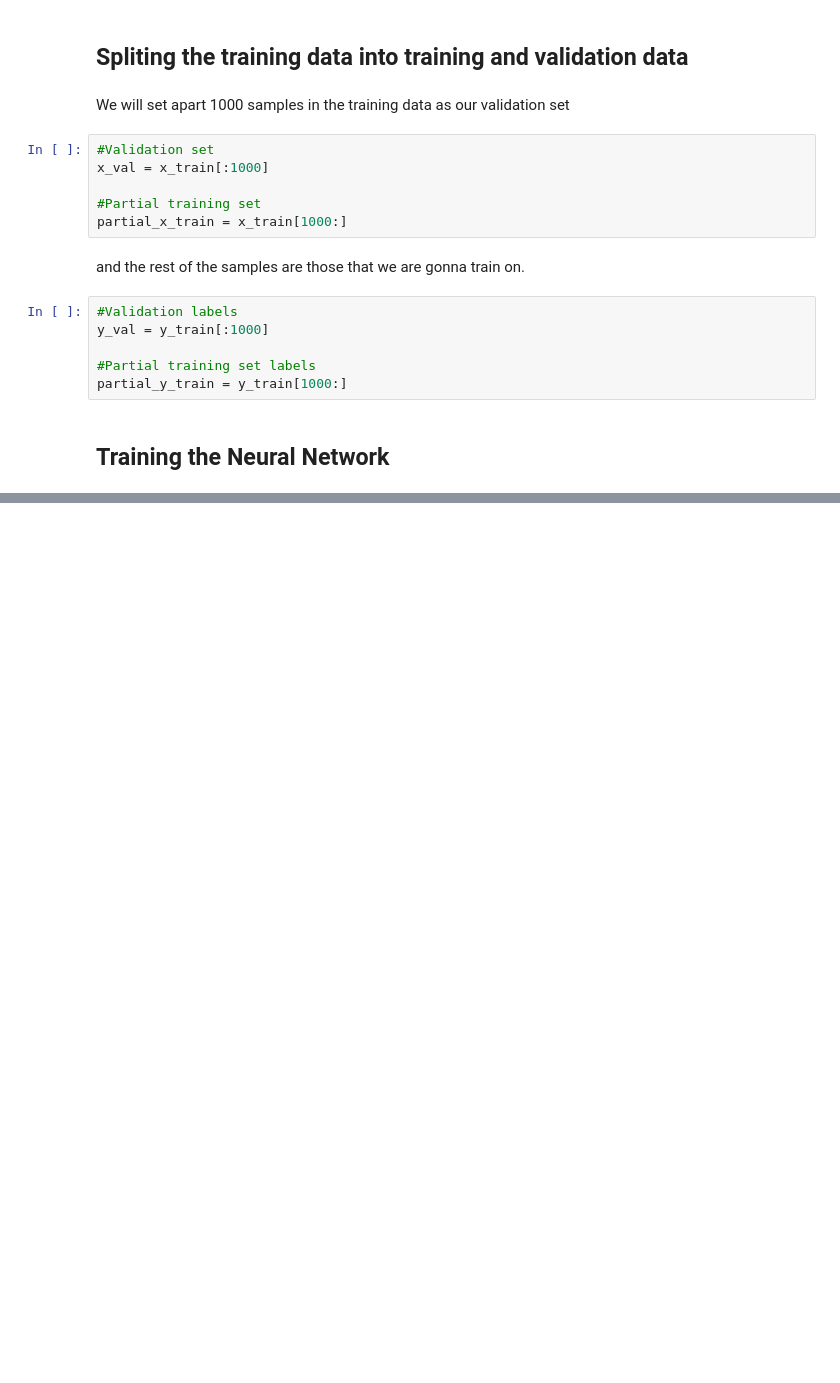
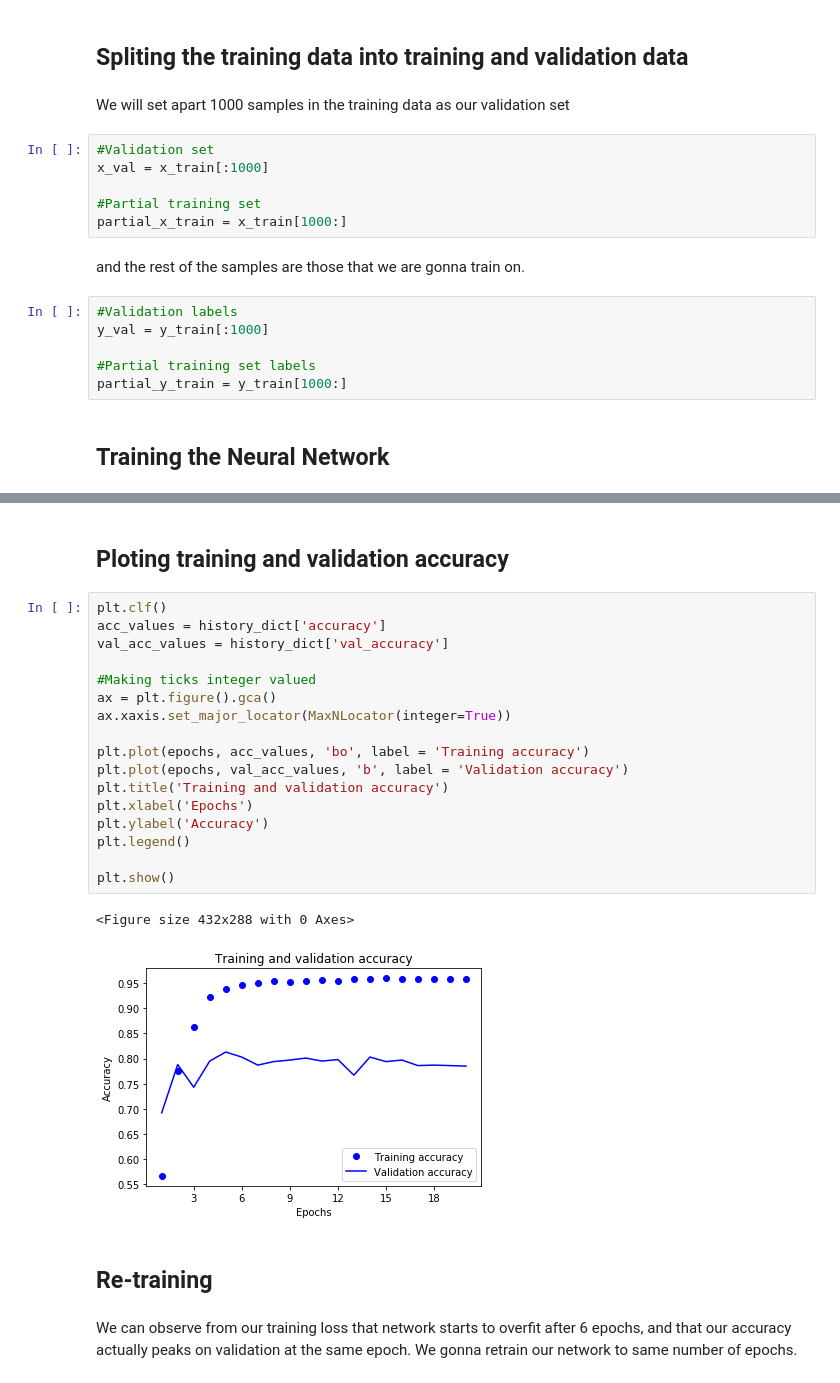
Before and after one commit to lobvh/deep-learning, a Jupyter notebook: reuters-dataset/reuters-dataset-classification.ipynb, the cells around one changed output, grey strips where cells are left out. Cells and saved outputs as stored; diff of their text form; blank space fills up the shorter version.

```diff
--- a/reuters-dataset/reuters-dataset-classification.ipynb
+++ b/reuters-dataset/reuters-dataset-classification.ipynb
@@ -153,0 +208,26 @@ partial_y_train = y_train[1000:]
+# %% [markdown]
+## Ploting training and validation accuracy
+# %%
+plt.clf()
+acc_values = history_dict['accuracy']
+val_acc_values = history_dict['val_accuracy']
+
+#Making ticks integer valued
+ax = plt.figure().gca()
+ax.xaxis.set_major_locator(MaxNLocator(integer=True))
+
+plt.plot(epochs, acc_values, 'bo', label = 'Training accuracy')
+plt.plot(epochs, val_acc_values, 'b', label = 'Validation accuracy')
+plt.title('Training and validation accuracy')
+plt.xlabel('Epochs')
+plt.ylabel('Accuracy')
+plt.legend()
+
+plt.show()
+# %% [output]
+<Figure size 432x288 with 0 Axes>
+[figure, added]
+# %% [markdown]
+## Re-training
+# %% [markdown]
+We can observe from our training loss that network starts to overfit after 6 epochs, and that our accuracy actually peaks on validation at the same epoch. We gonna retrain our network to same number of epochs.
```
Also changed, not shown: parts of 9 cells of this notebook.
